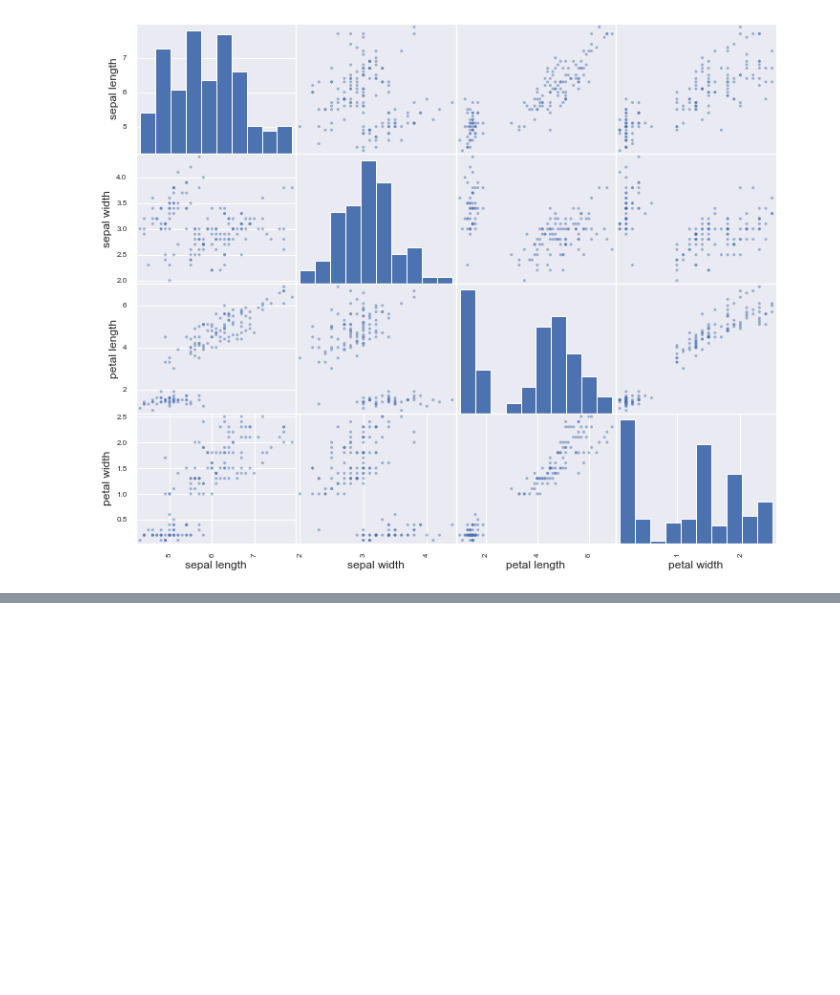
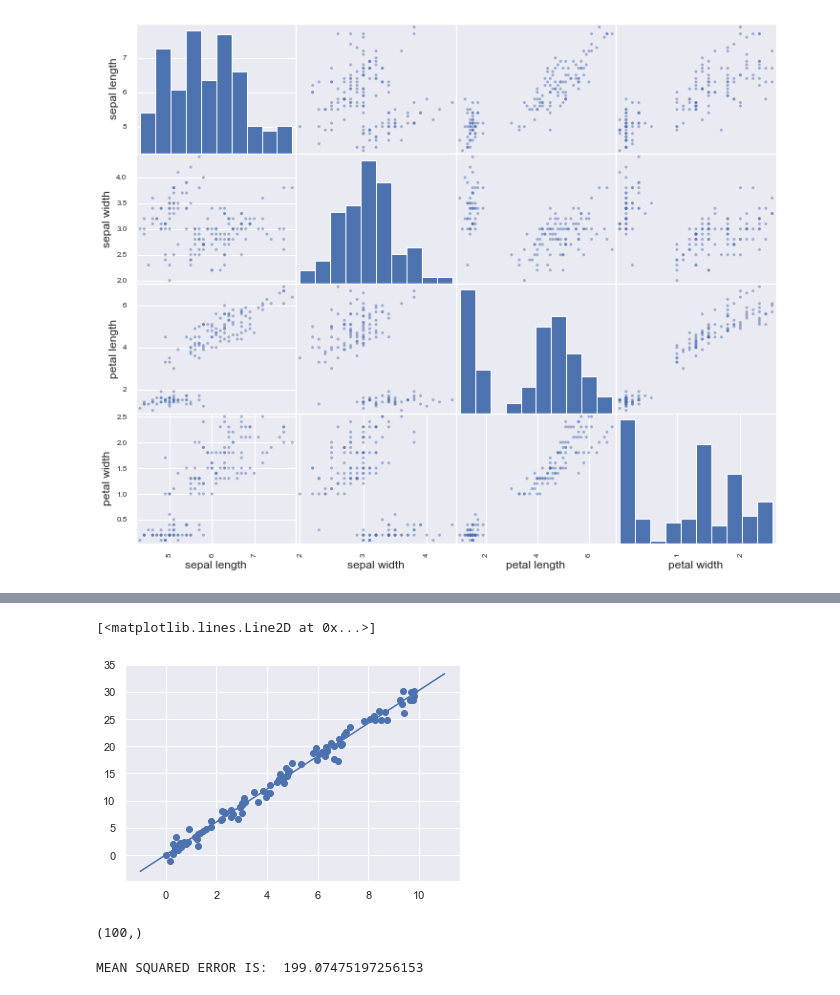
Before and after one commit to assadzakir/deep-learning, a Jupyter notebook: 04-iris-project/Iris Project.ipynb, the cells around one changed output, grey strips where cells are left out. Cells and saved outputs as stored; diff of their text form; code cells hidden in the pictures; blank space fills up the shorter version.

```diff
--- a/04-iris-project/Iris Project.ipynb
+++ b/04-iris-project/Iris Project.ipynb
@@ -224,0 +247,2 @@ array([[<matplotlib.axes._subplots.AxesSubplot object at 0x...>,
+# %%
+X = x.reshape(-1, 1)
@@ -224,0 +274,16 @@ array([[<matplotlib.axes._subplots.AxesSubplot object at 0x...>,
+# %%
+plt.scatter(x, y)
+plt.plot(x_fit, predicted_y)
+# %% [output]
+[<matplotlib.lines.Line2D at 0x...>]
+[figure, added]
+# %%
+from sklearn.metrics import  mean_squared_error
+y_test = 3 * x + np.random.randn(100)
+y_test.shape
+# %% [output]
+(100,)
+# %%
+print("MEAN SQUARED ERROR IS: ", mean_squared_error(y_test, predicted_y))
+# %% [output]
+MEAN SQUARED ERROR IS:  199.07475197256153
```
Also changed, not shown: parts of 12 cells of this notebook, 5 other files.
